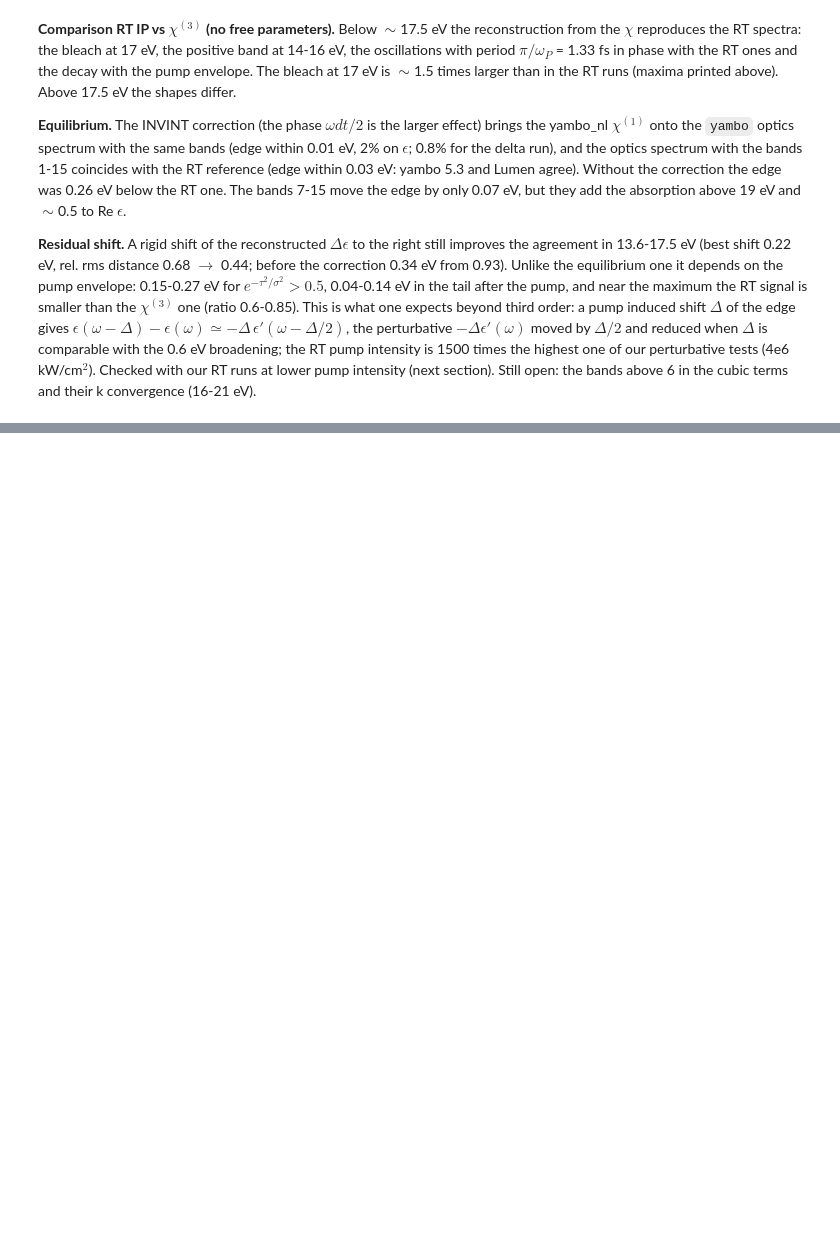
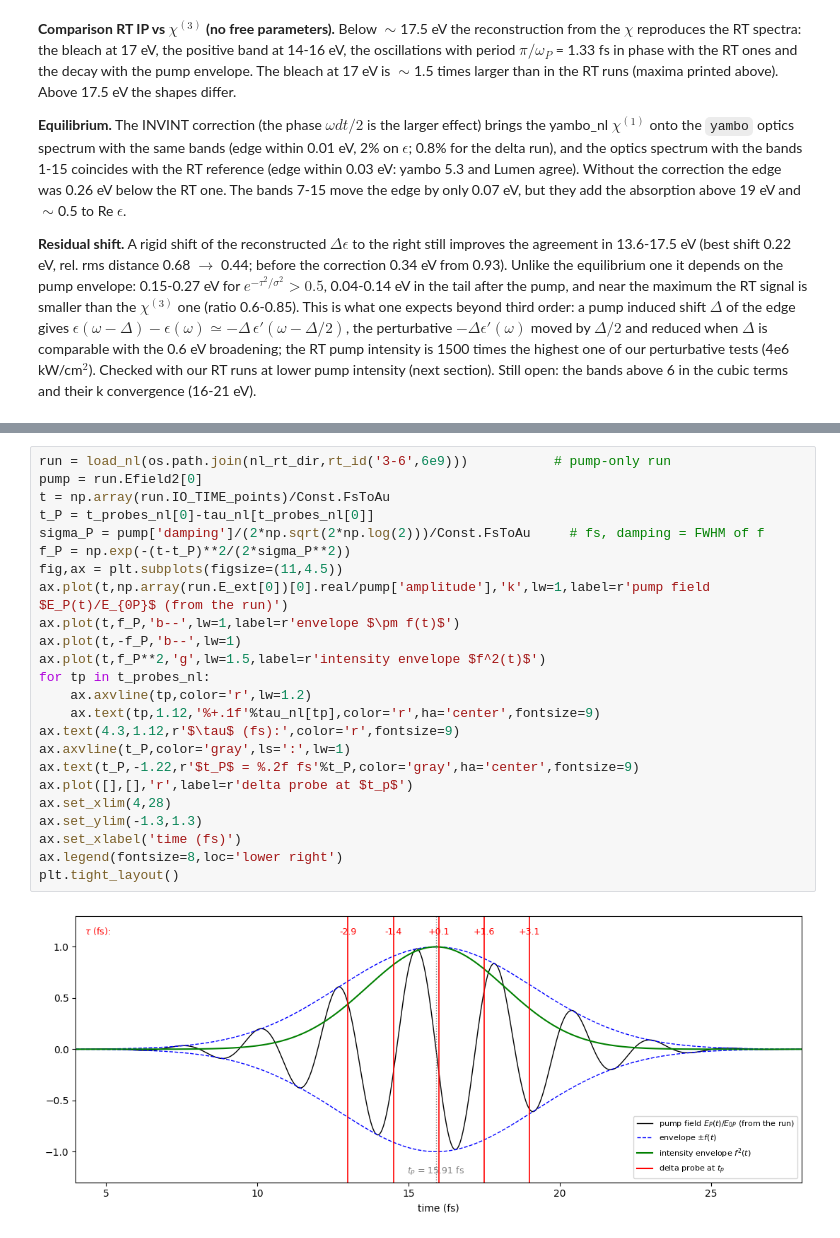
Before and after one commit to marcodalessandro76/LiF, a Jupyter notebook: NL_Chi/Dchi-neq_Analysis.ipynb, the cells around one changed output, grey strips where cells are left out. Saved outputs shown, nothing was run; the diff lists cells and outputs as text; blank space fills up the shorter version.

```diff
--- a/NL_Chi/Dchi-neq_Analysis.ipynb
+++ b/NL_Chi/Dchi-neq_Analysis.ipynb
@@ -703,0 +689,26 @@ $\sim$0.2 eV, smaller bleach), (ii) the envelope approximation away from the pum
+# %%
+run = load_nl(os.path.join(nl_rt_dir,rt_id('3-6',6e9)))           # pump-only run
+pump = run.Efield2[0]
+t = np.array(run.IO_TIME_points)/Const.FsToAu
+t_P = t_probes_nl[0]-tau_nl[t_probes_nl[0]]
+sigma_P = pump['damping']/(2*np.sqrt(2*np.log(2)))/Const.FsToAu     # fs, damping = FWHM of f
+f_P = np.exp(-(t-t_P)**2/(2*sigma_P**2))
+fig,ax = plt.subplots(figsize=(11,4.5))
+ax.plot(t,np.array(run.E_ext[0])[0].real/pump['amplitude'],'k',lw=1,label=r'pump field $E_P(t)/E_{0P}$ (from the run)')
+ax.plot(t,f_P,'b--',lw=1,label=r'envelope $\pm f(t)$')
+ax.plot(t,-f_P,'b--',lw=1)
+ax.plot(t,f_P**2,'g',lw=1.5,label=r'intensity envelope $f^2(t)$')
+for tp in t_probes_nl:
+    ax.axvline(tp,color='r',lw=1.2)
+    ax.text(tp,1.12,'%+.1f'%tau_nl[tp],color='r',ha='center',fontsize=9)
+ax.text(4.3,1.12,r'$\tau$ (fs):',color='r',fontsize=9)
+ax.axvline(t_P,color='gray',ls=':',lw=1)
+ax.text(t_P,-1.22,r'$t_P$ = %.2f fs'%t_P,color='gray',ha='center',fontsize=9)
+ax.plot([],[],'r',label=r'delta probe at $t_p$')
+ax.set_xlim(4,28)
+ax.set_ylim(-1.3,1.3)
+ax.set_xlabel('time (fs)')
+ax.legend(fontsize=8,loc='lower right')
+plt.tight_layout()
+# %% [output]
+[figure, added]
```
Also changed, not shown: parts of 20 cells of this notebook, 2 other files.
